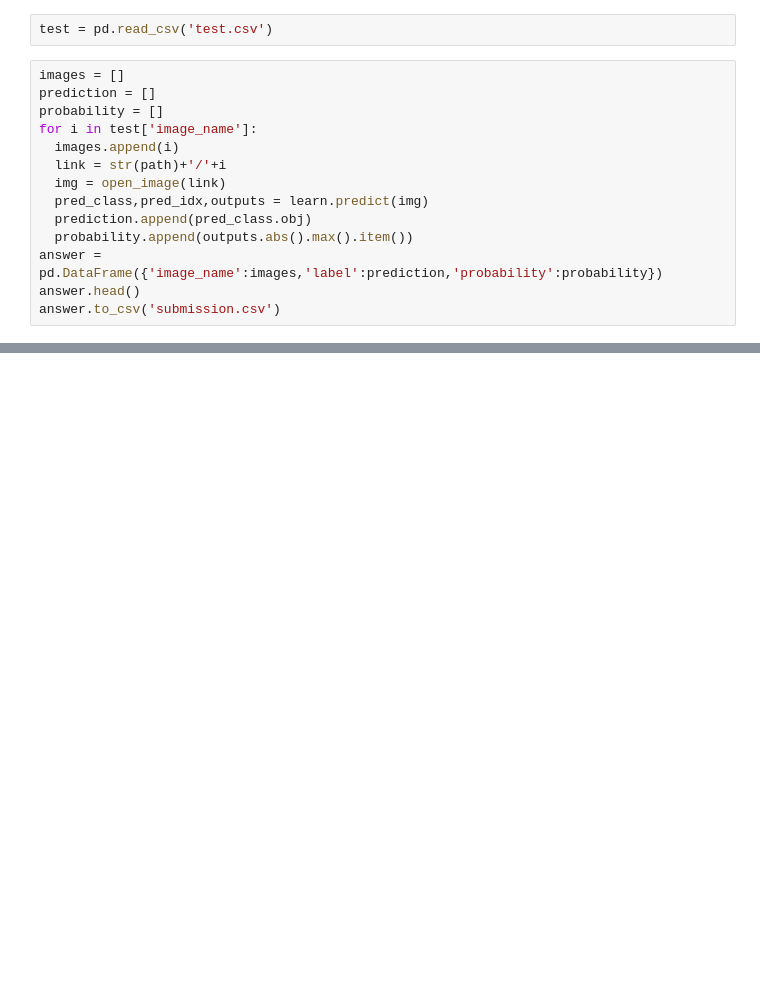
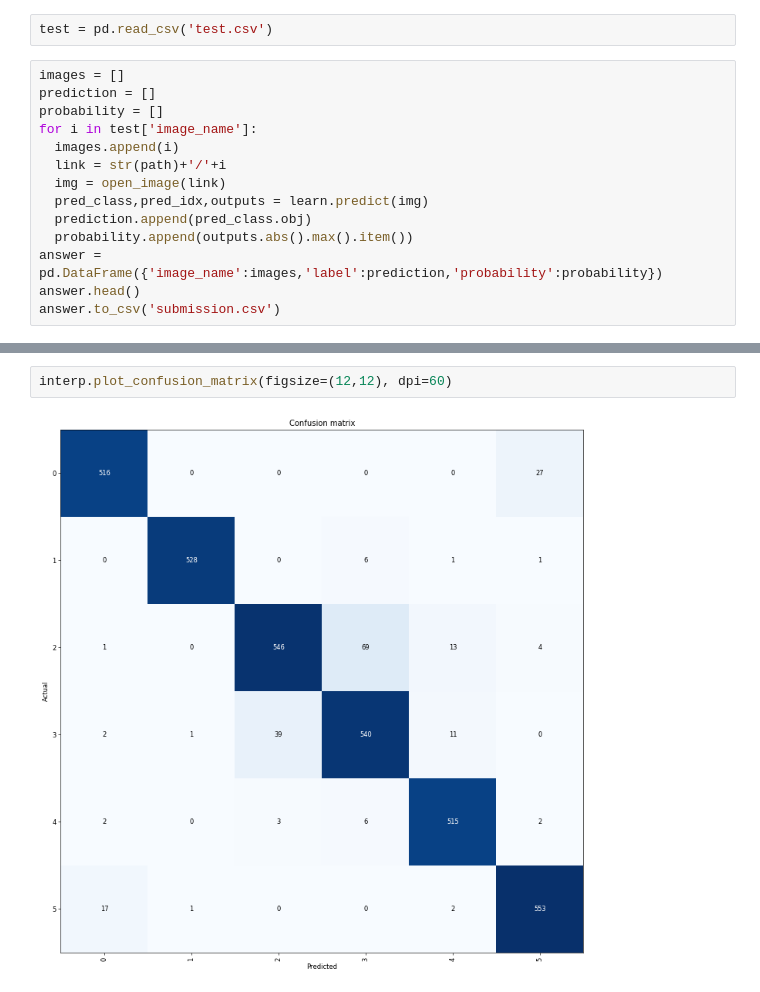
Before and after one commit to RohitMidha23/Scene_Classification, a Jupyter notebook: Approach3.ipynb, the cells around one changed output, grey strips where cells are left out. Saved outputs shown, nothing was run; the diff lists cells and outputs as text; blank space fills up the shorter version.

```diff
--- a/Approach3.ipynb
+++ b/Approach3.ipynb
@@ -203,0 +250,4 @@ answer.to_csv('submission.csv')
+# %%
+interp.plot_confusion_matrix(figsize=(12,12), dpi=60)
+# %% [output]
+[figure, added]
```
Also changed, not shown: parts of 44 cells of this notebook, 1 other file.
